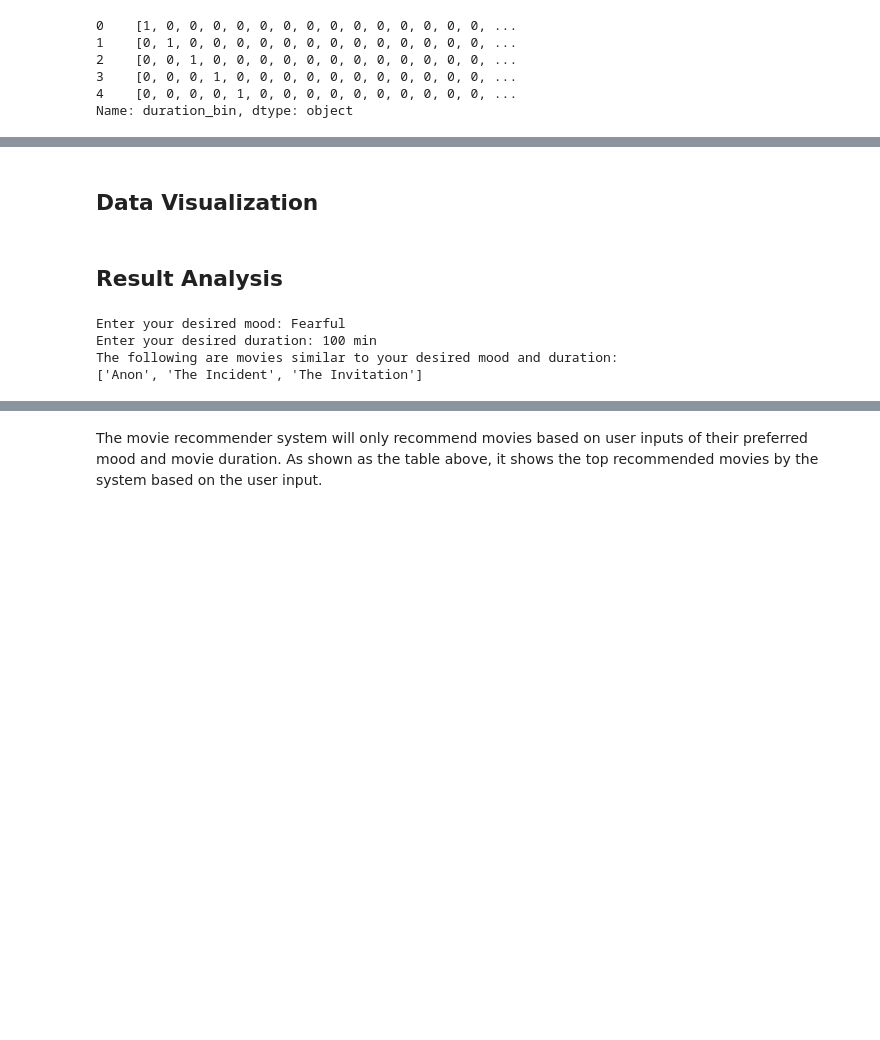
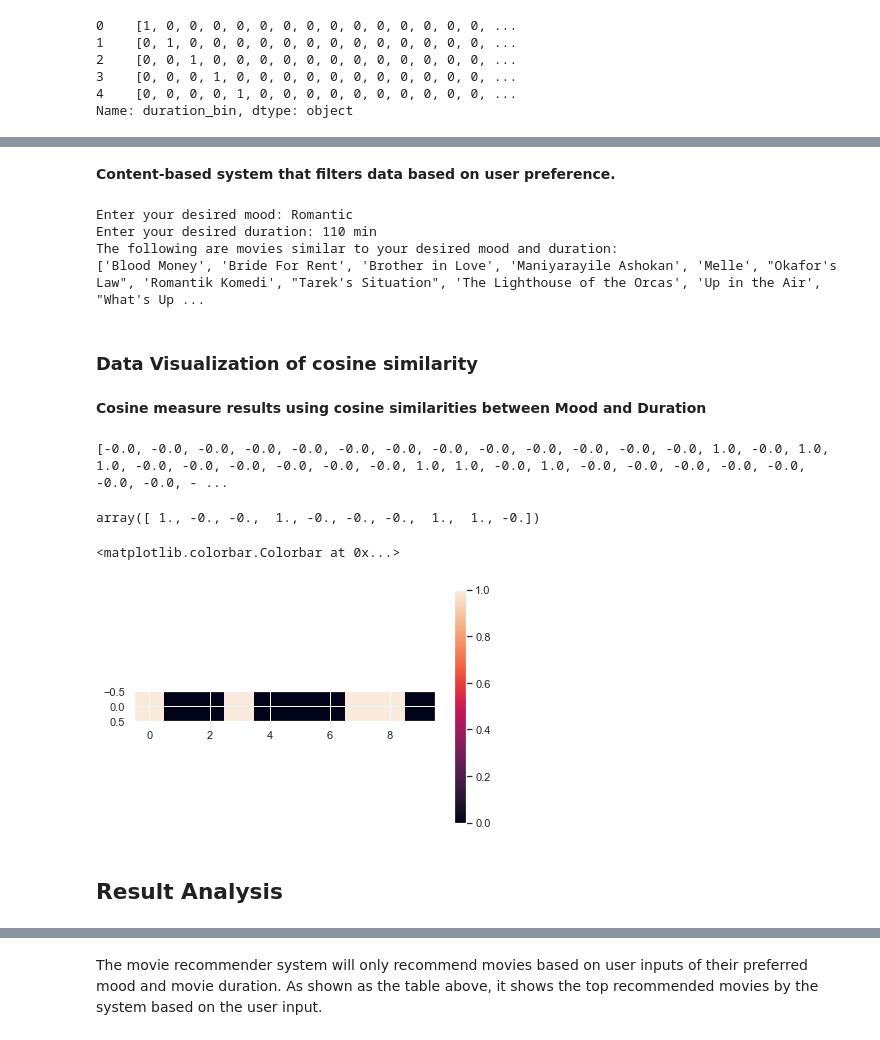
Before and after one commit to cht39482/DataAnalyticsProject, a Jupyter notebook: KnnAlgo.ipynb, the cells around one changed output, grey strips where cells are left out. Drawn from its saved outputs; the diff is of its cells as text; code cells hidden in the pictures; blank space fills up the shorter version.

Commit message:
add cosine visualization (still in progress)

```diff
--- a/KnnAlgo.ipynb
+++ b/KnnAlgo.ipynb
@@ -161,6 +165,7 @@ movies.head()
 from scipy import spatial
 movieList = []
 recList = []
+totalSimilarity = []
 
 def recommend_movie():
     mood = input('Enter your desired mood: ')
@@ -189,9 +194,11 @@ def movie_list_recommendation(desired_mood, desired_duration, cosine_similarity_
         movie_duration = row['duration_bin']
 
         moodCosineSimilarity = -(spatial.distance.cosine(desired_mood,movie_mood) - 1) #calculate cosine similarity between desired mood and corresponding mood
+
         durationCosineSimilarity = -(spatial.distance.cosine(desired_duration, movie_duration) -1) #calculate cosine similarity between desired duration and corresponding duration
 
         totalCosineSimilarity = moodCosineSimilarity + durationCosineSimilarity #calculate total distance
+        totalSimilarity.append(totalCosineSimilarity)
 
         if totalCosineSimilarity == cosine_similarity_value:
             movieList.append(row['title'])
@@ -214,14 +223,34 @@ def desired_duration_bin(duration):
+# %% [markdown]
+__Content-based system that filters data based on user preference.__
+# %%
+recommend_movie()
+# %% [output]
+Enter your desired mood: Romantic
+Enter your desired duration: 110 min
+The following are movies similar to your desired mood and duration:
+['Blood Money', 'Bride For Rent', 'Brother in Love', 'Maniyarayile Ashokan', 'Melle', "Okafor's Law", 'Romantik Komedi', "Tarek's Situation", 'The Lighthouse of the Orcas', 'Up in the Air', "What's Up ...
 # %% [markdown]
-## Data Visualization
+### Data Visualization of cosine similarity
+# %% [markdown]
+__Cosine measure results using cosine similarities between Mood and Duration__
+# %%
+print(totalSimilarity)
+import numpy as np
+
+random = np.random.choice(totalSimilarity, 10, replace=False)
+random
+# %% [output]
+[-0.0, -0.0, -0.0, -0.0, -0.0, -0.0, -0.0, -0.0, -0.0, -0.0, -0.0, -0.0, -0.0, 1.0, -0.0, 1.0, 1.0, -0.0, -0.0, -0.0, -0.0, -0.0, -0.0, 1.0, 1.0, -0.0, 1.0, -0.0, -0.0, -0.0, -0.0, -0.0, -0.0, -0.0, - ...
+array([ 1., -0., -0.,  1., -0., -0., -0.,  1.,  1., -0.])
+# %%
+import matplotlib.pyplot as plt
+plt.imshow(np.array(random).reshape(1,10))
+plt.colorbar()
+# %% [output]
+<matplotlib.colorbar.Colorbar at 0x...>
+[figure, added]
 # %% [markdown]
 ## Result Analysis
-# %%
-recommend_movie()
-# %% [output]
-Enter your desired mood: Fearful
-Enter your desired duration: 100 min
-The following are movies similar to your desired mood and duration:
-['Anon', 'The Incident', 'The Invitation']
 # %%
 df = pd.DataFrame(recList, columns =['Movie Title', 'Mood', 'Movie Duration'])
 
```
Also changed, not shown: parts of 11 cells of this notebook.
